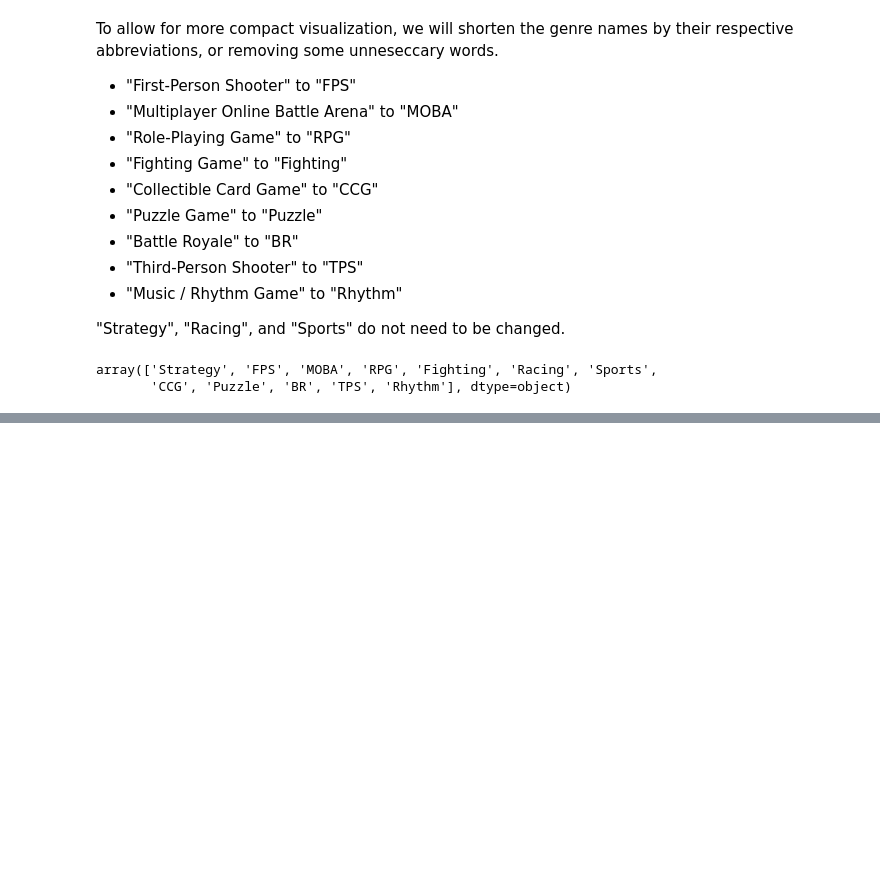
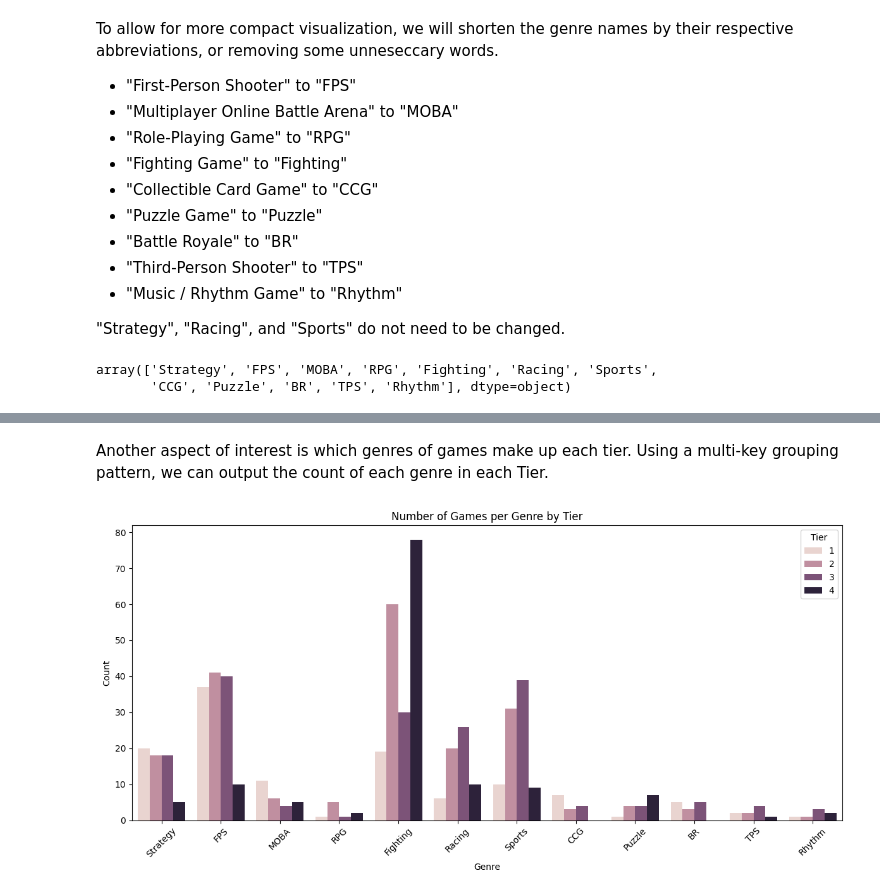
Before and after one commit to chezecakes/csci2000u-assignment-f25, a Jupyter notebook: assignment1.ipynb, the cells around one changed output, grey strips where cells are left out. Cells and saved outputs as stored; diff of their text form; code cells hidden in the pictures; blank space fills up the shorter version.

```diff
--- a/assignment1.ipynb
+++ b/assignment1.ipynb
@@ -186,0 +194,25 @@ genre_stats
+# %%
+mapping = { # define which cluster maps to which Tier
+    3: 1,
+    1: 2,
+    2: 3,
+    4: 4
+}
+
+full_table["Tier"] = full_table["Cluster"].map(mapping)
+# %% [markdown]
+Another aspect of interest is which genres of games make up each tier. Using a multi-key grouping pattern, we can output the count of each genre in each Tier.
+# %%
+genre_tier_counts = full_table.groupby(['Genre', 'Tier']).size().unstack(fill_value=0)
+
+plt.figure(figsize=(12, 6))
+sb.countplot(data=full_table, x='Genre', hue='Tier')
+plt.title("Number of Games per Genre by Tier")
+plt.xticks(rotation=45)
+plt.xlabel("Genre")
+plt.ylabel("Count")
+plt.legend(title="Tier")
+plt.tight_layout()
+plt.show()
+# %% [output]
+[figure, added]
```
Also changed, not shown: parts of 16 cells of this notebook, 1 other file.
